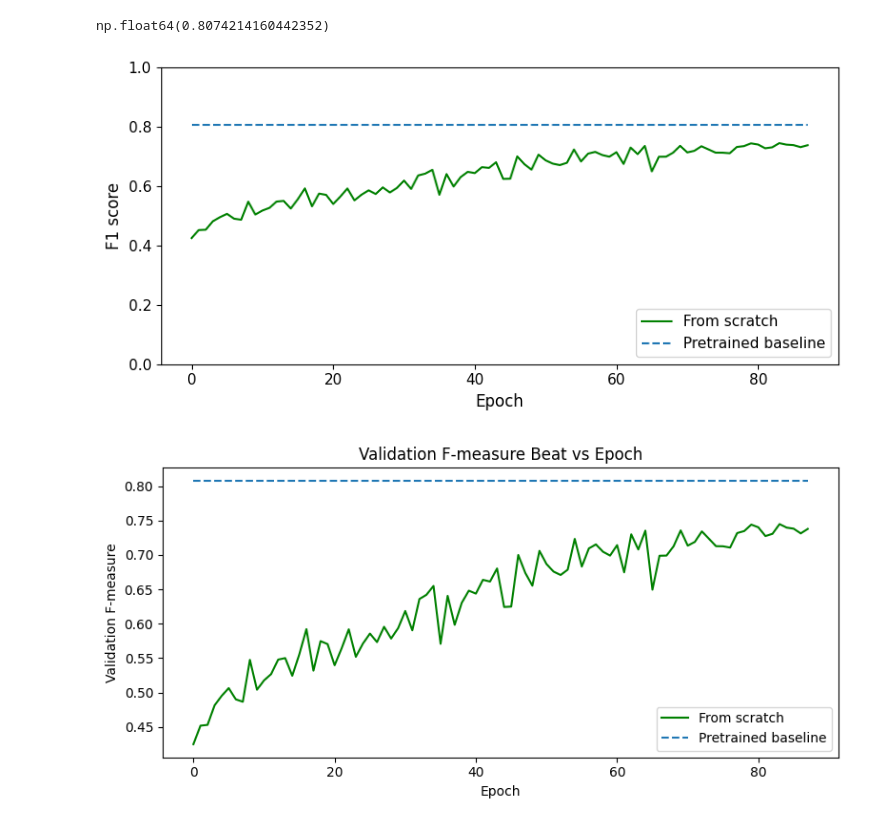
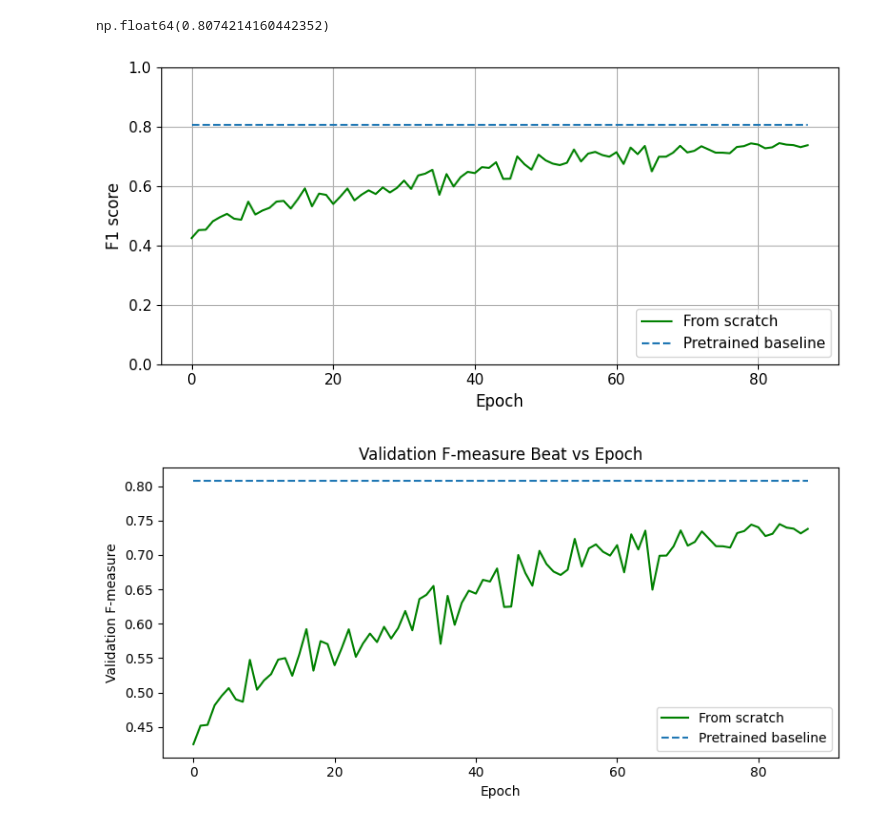
Before and after one commit to PulyaPolya/genres, a Jupyter notebook: dataset/beat_this_data.ipynb, the cells around one changed output. Cells and saved outputs as stored; diff of their text form; code cells hidden in the pictures.

```diff
--- a/dataset/beat_this_data.ipynb
+++ b/dataset/beat_this_data.ipynb
@@ -5321,25 +5322,25 @@ mpl.rcParams.update({
 # %%
 df_interp = df.interpolate()
 baseline_acc = df.loc[0, 'cluster_2_resume0 - val_F-measure_beat']
 
 plt.figure(figsize=(8, 4))
 # plt.plot(df_interp['epoch'], df_interp['cluster_2_resume0 - val_F-measure_beat'],
 #           label='continue')
 plt.plot(df_interp['epoch'], df_interp['cluster_2_from_scratch - val_F-measure_beat'],
           label='From scratch', color = "green")
 plt.hlines(y = baseline_acc, xmin=0, xmax = max(df["epoch"]), label = "Pretrained baseline",  linestyle='--')
 #plt.title("Validation F-measure Beat vs Epoch")
 plt.xlabel("Epoch")
 plt.ylabel("F1 score")
 plt.legend(loc = "lower right")
 plt.ylim(0,1)
-#plt.grid(True)
+plt.grid(True)
 plt.tight_layout()
-plt.savefig(f"figures/bad_example_beat.pdf", format="pdf", bbox_inches="tight")
+plt.savefig(f"figures/bad_example_beat_grid.pdf", format="pdf", bbox_inches="tight")
 
 plt.show()
 # %% [output]
-[figure, old version]
+[figure, new version]
 # %%
 df_interp = df.interpolate()
 baseline_acc = df.loc[0, 'cluster_2_resume0 - val_F-measure_beat']
```
Also changed, not shown: parts of 1 cell of this notebook, 15 other files.
